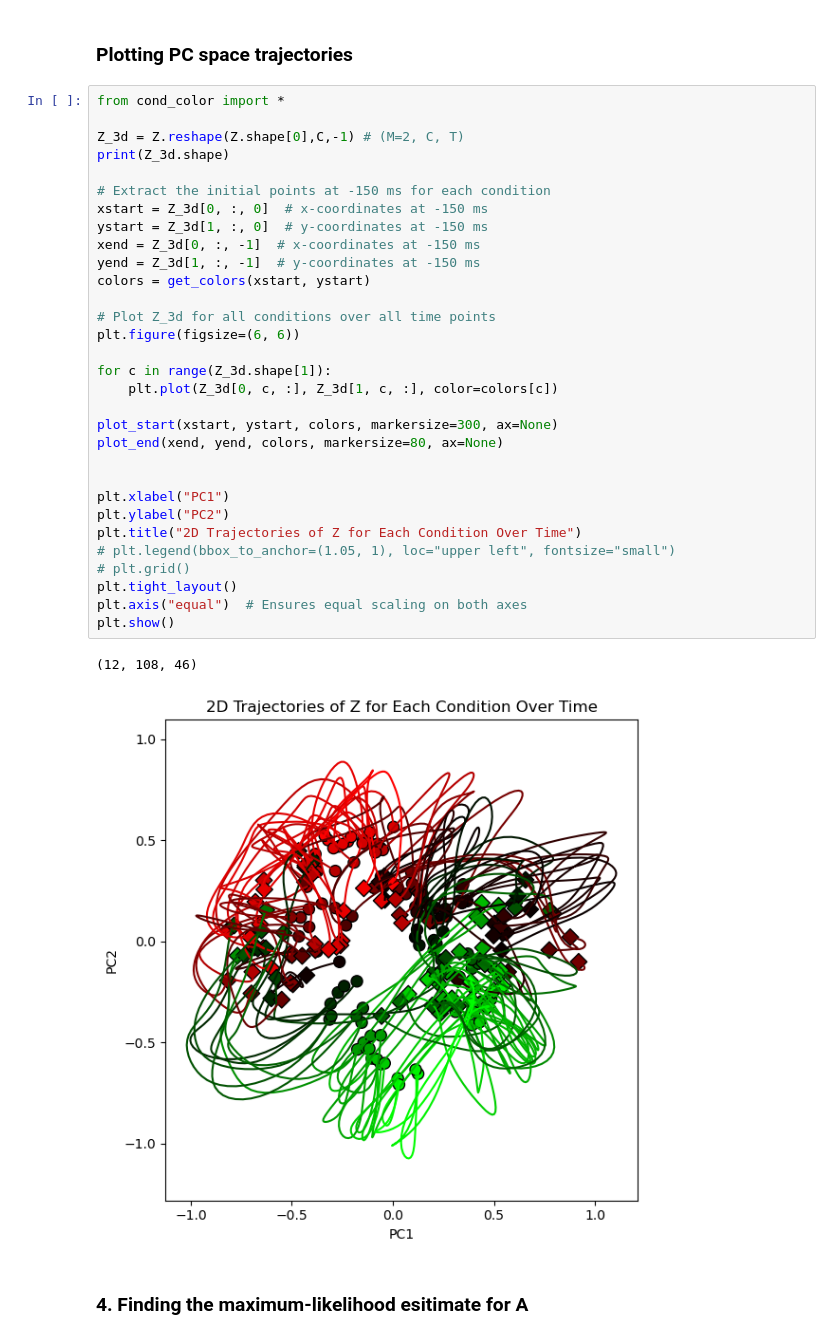
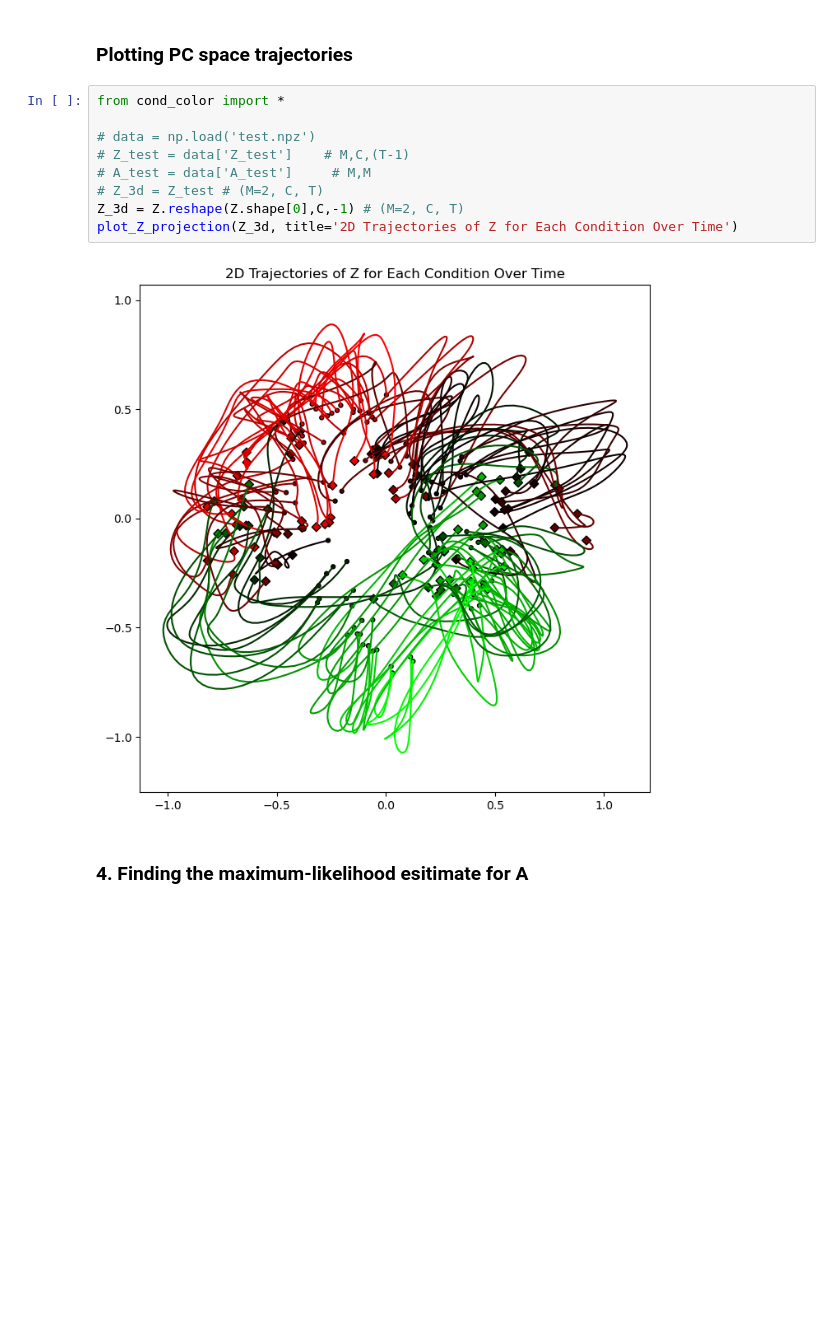
Before and after one commit to derek1909/4G10-Coursework-1, a Jupyter notebook: cw1.ipynb, the cells around one changed output. Cells and saved outputs as stored; diff of their text form; blank space fills up the shorter version.

```diff
--- a/cw1.ipynb
+++ b/cw1.ipynb
@@ -155,40 +155,17 @@ Z: (12, 4968)
 [figure]
 # %% [markdown]
 ### Plotting PC space trajectories
-# %%
-from cond_color import *
-
-Z_3d = Z.reshape(Z.shape[0],C,-1) # (M=2, C, T)
-print(Z_3d.shape)
-
-# Extract the initial points at -150 ms for each condition
-xstart = Z_3d[0, :, 0]  # x-coordinates at -150 ms
-ystart = Z_3d[1, :, 0]  # y-coordinates at -150 ms
-xend = Z_3d[0, :, -1]  # x-coordinates at -150 ms
-yend = Z_3d[1, :, -1]  # y-coordinates at -150 ms
-colors = get_colors(xstart, ystart)
-
-# Plot Z_3d for all conditions over all time points
-plt.figure(figsize=(6, 6))
-
-for c in range(Z_3d.shape[1]):
-    plt.plot(Z_3d[0, c, :], Z_3d[1, c, :], color=colors[c])
-
-plot_start(xstart, ystart, colors, markersize=300, ax=None)
-plot_end(xend, yend, colors, markersize=80, ax=None)
-
-
-plt.xlabel("PC1")
-plt.ylabel("PC2")
-plt.title("2D Trajectories of Z for Each Condition Over Time")
-# plt.legend(bbox_to_anchor=(1.05, 1), loc="upper left", fontsize="small")
-# plt.grid()
-plt.tight_layout()
-plt.axis("equal")  # Ensures equal scaling on both axes
-plt.show()
-# %% [output]
-(12, 108, 46)
-[figure, removed]
+# %%
+from cond_color import *
+
+# data = np.load('test.npz')
+# Z_test = data['Z_test']    # M,C,(T-1)
+# A_test = data['A_test']     # M,M
+# Z_3d = Z_test # (M=2, C, T)
+Z_3d = Z.reshape(Z.shape[0],C,-1) # (M=2, C, T)
+plot_Z_projection(Z_3d, title='2D Trajectories of Z for Each Condition Over Time')
+# %% [output]
+[figure, added]
 # %% [markdown]
 ### 4. Finding the maximum-likelihood esitimate for A
 # %% [markdown]
```
Also changed, not shown: parts of 11 cells of this notebook, 4 other files.
